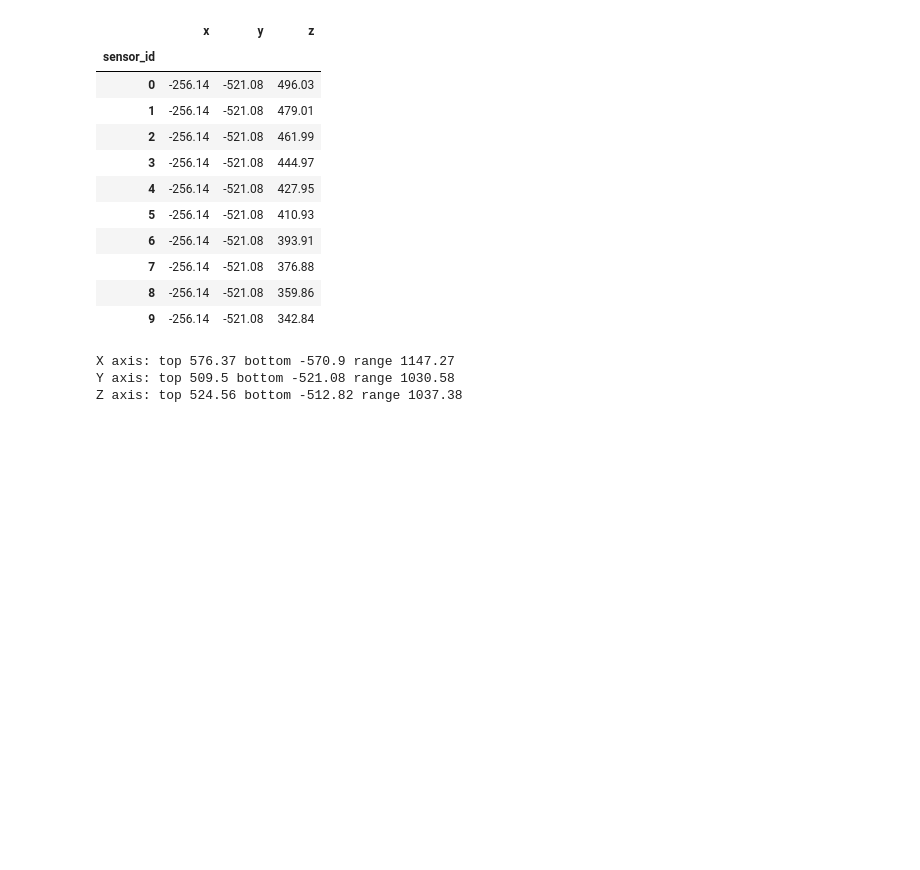
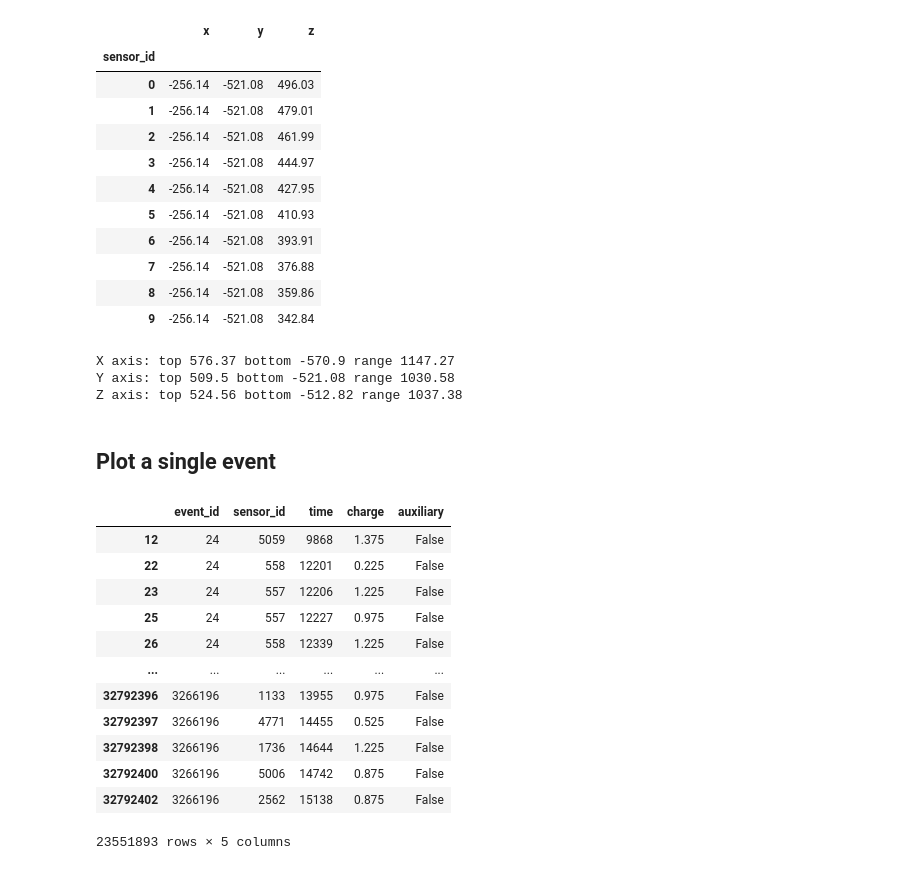
Before and after one commit to anjrew/Neutrino-Particle-Direction-Predictor, a Jupyter notebook: eda.ipynb, the cells around one changed output. Drawn from its saved outputs; the diff is of its cells as text; code cells hidden in the pictures; blank space fills up the shorter version.

```diff
--- a/eda.ipynb
+++ b/eda.ipynb
@@ -181,3 +173,5 @@ print(f'Z axis: top {sensor_geometry["z"].max()} bottom {sensor_geometry["z"].mi
 X axis: top 576.37 bottom -570.9 range 1147.27
 Y axis: top 509.5 bottom -521.08 range 1030.58
 Z axis: top 524.56 bottom -512.82 range 1037.38
+# %% [markdown]
+## Plot a single event
@@ -183,0 +180,16 @@ Z axis: top 524.56 bottom -512.82 range 1037.38
+# %%
+batch_1_df[batch_1_df['auxiliary'] == False]
+# %% [output]
+|  | event_id | sensor_id | time | charge | auxiliary |
+| 12 | 24 | 5059 | 9868 | 1.375 | False |
+| 22 | 24 | 558 | 12201 | 0.225 | False |
+| 23 | 24 | 557 | 12206 | 1.225 | False |
+| 25 | 24 | 557 | 12227 | 0.975 | False |
+| 26 | 24 | 558 | 12339 | 1.225 | False |
+| ... | ... | ... | ... | ... | ... |
+| 32792396 | 3266196 | 1133 | 13955 | 0.975 | False |
+| 32792397 | 3266196 | 4771 | 14455 | 0.525 | False |
+| 32792398 | 3266196 | 1736 | 14644 | 1.225 | False |
+| 32792400 | 3266196 | 5006 | 14742 | 0.875 | False |
+| 32792402 | 3266196 | 2562 | 15138 | 0.875 | False |
+23551893 rows × 5 columns
```
Also changed, not shown: parts of 25 cells of this notebook, 1 other file.
